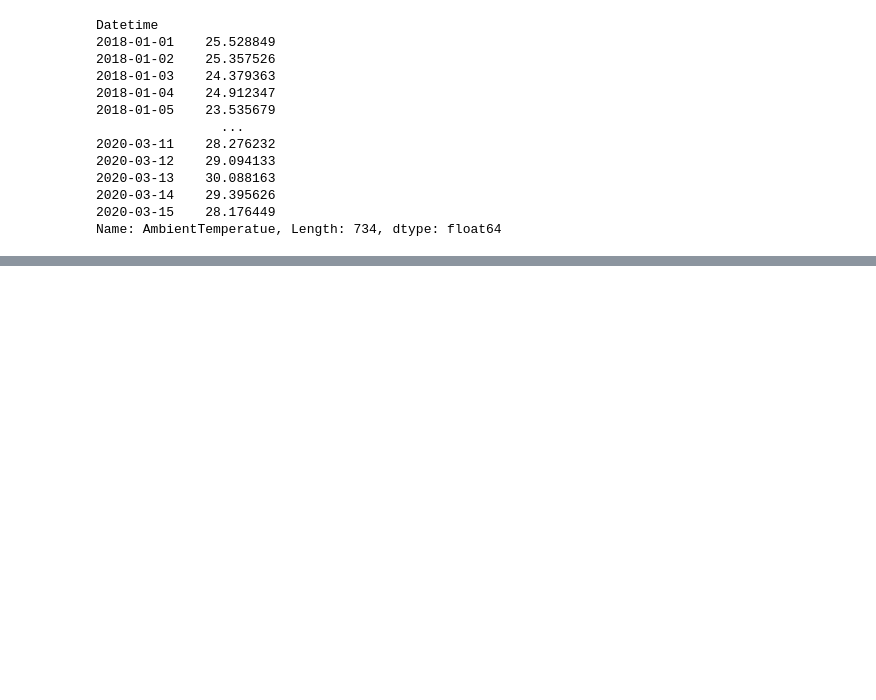
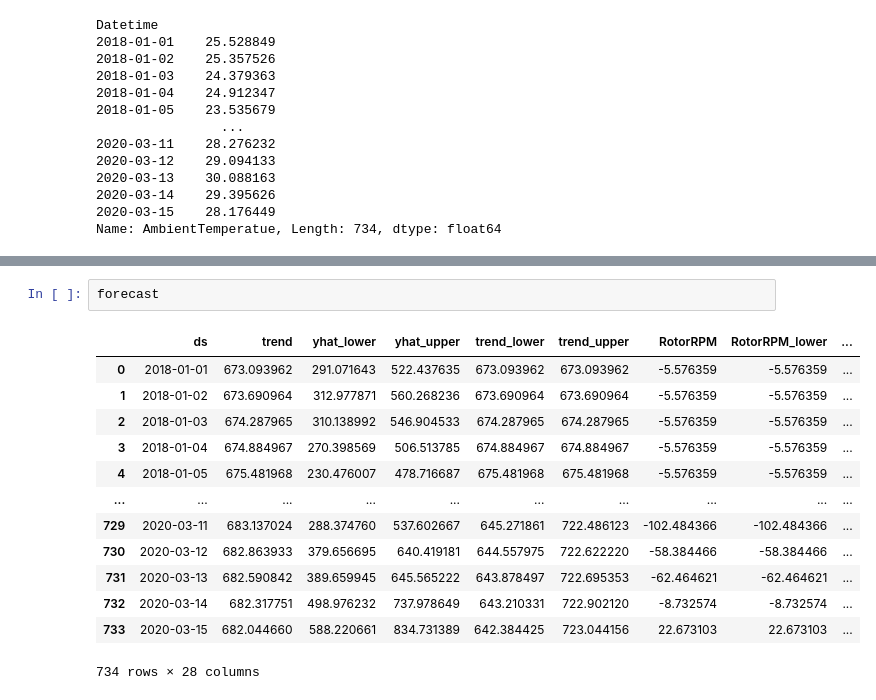
Before and after one commit to eJturkon/timeSeriesFinal, a Jupyter notebook: final_evan.ipynb, the cells around one changed output, grey strips where cells are left out. Drawn from its saved outputs; the diff is of its cells as text; blank space fills up the shorter version.

```diff
--- a/final_evan.ipynb
+++ b/final_evan.ipynb
@@ -190,0 +274,16 @@ Name: AmbientTemperatue, Length: 734, dtype: float64
+# %%
+forecast
+# %% [output]
+|  | ds | trend | yhat_lower | yhat_upper | trend_lower | trend_upper | RotorRPM | RotorRPM_lower | ... |
+| 0 | 2018-01-01 | 673.093962 | 291.071643 | 522.437635 | 673.093962 | 673.093962 | -5.576359 | -5.576359 | ... |
+| 1 | 2018-01-02 | 673.690964 | 312.977871 | 560.268236 | 673.690964 | 673.690964 | -5.576359 | -5.576359 | ... |
+| 2 | 2018-01-03 | 674.287965 | 310.138992 | 546.904533 | 674.287965 | 674.287965 | -5.576359 | -5.576359 | ... |
+| 3 | 2018-01-04 | 674.884967 | 270.398569 | 506.513785 | 674.884967 | 674.884967 | -5.576359 | -5.576359 | ... |
+| 4 | 2018-01-05 | 675.481968 | 230.476007 | 478.716687 | 675.481968 | 675.481968 | -5.576359 | -5.576359 | ... |
+| ... | ... | ... | ... | ... | ... | ... | ... | ... | ... |
+| 729 | 2020-03-11 | 683.137024 | 288.374760 | 537.602667 | 645.271861 | 722.486123 | -102.484366 | -102.484366 | ... |
+| 730 | 2020-03-12 | 682.863933 | 379.656695 | 640.419181 | 644.557975 | 722.622220 | -58.384466 | -58.384466 | ... |
+| 731 | 2020-03-13 | 682.590842 | 389.659945 | 645.565222 | 643.878497 | 722.695353 | -62.464621 | -62.464621 | ... |
+| 732 | 2020-03-14 | 682.317751 | 498.976232 | 737.978649 | 643.210331 | 722.902120 | -8.732574 | -8.732574 | ... |
+| 733 | 2020-03-15 | 682.044660 | 588.220661 | 834.731389 | 642.384425 | 723.044156 | 22.673103 | 22.673103 | ... |
+734 rows × 28 columns
```
Also changed, not shown: parts of 12 cells of this notebook.
